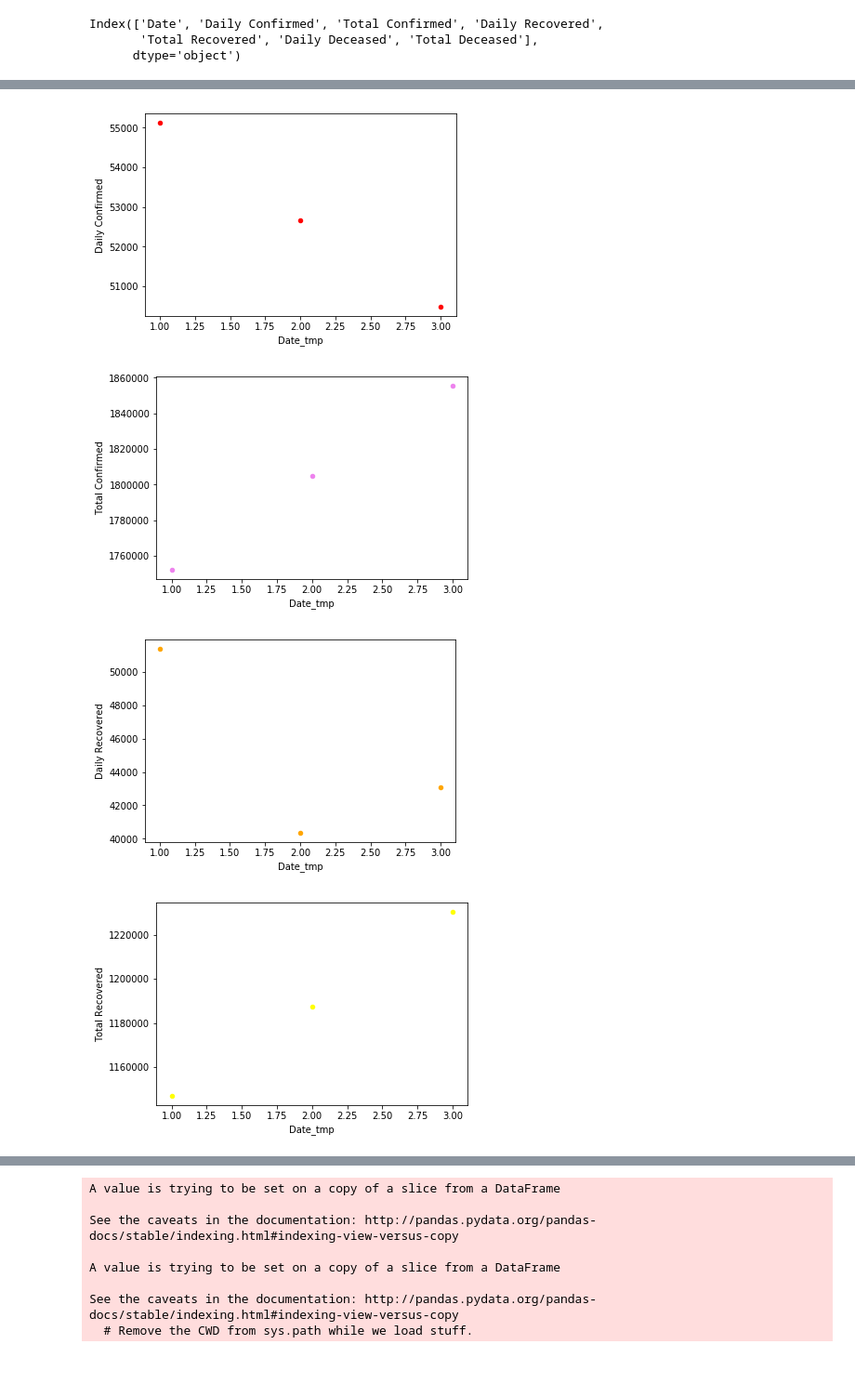
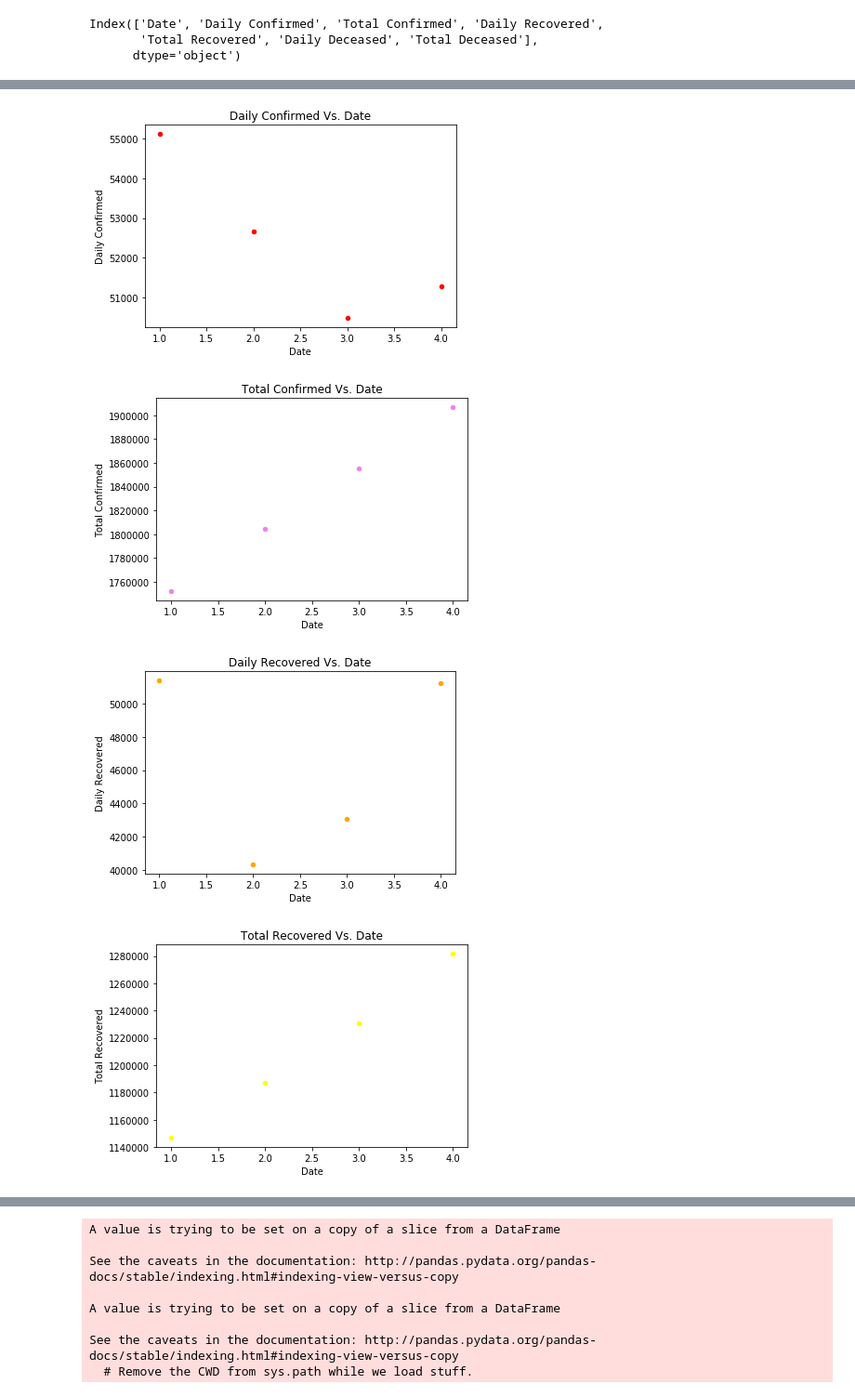
Before and after one commit to adit22/Data_Analysis, a Jupyter notebook: covid data analysis/Covid_19_case_time_series(aug).ipynb, the cells around one changed output, grey strips where cells are left out. Shown at 93% size. Saved outputs shown, nothing was run; the diff lists cells and outputs as text; code cells hidden in the pictures; blank space fills up the shorter version.

```diff
--- a/covid data analysis/Covid_19_case_time_series(aug).ipynb
+++ b/covid data analysis/Covid_19_case_time_series(aug).ipynb
@@ -6,7 +6,7 @@ from matplotlib import pyplot as plt
 import seaborn as sns
 from collections import *
 # %%
-data=pd.read_csv(r"C:\Users\Mark 1\Desktop\Lockdown\data\Covid-19\32\case_time_series.csv")
+data=pd.read_csv(r"C:\Users\Mark 1\Desktop\Lockdown\data\Covid-19\33\case_time_series.csv")
 data.head()
 # %% [output]
 |  | Date | Daily Confirmed | Total Confirmed | Daily Recovered | Total Recovered | Daily Deceased | ... |
@@ -124,9 +125,12 @@ dataaug_for_scattering.head()
 # %%
 colors=["Red","Violet","Orange","Yellow","Green","Black"]
 for i,j in zip(colls,colors):
     dataaug_for_scattering.plot(x="Date_tmp",y=i,kind="scatter",color=j)
+    plt.title(i +' Vs. Date')
+    plt.xlabel('Date')
+    plt.ylabel(i)
 # %% [output]
-[figure, old version]
+[figure, new version]
-[figure, old version]
+[figure, new version]
-[figure, old version]
+[figure, new version]
-[figure, old version]
+[figure, new version]
```
Also changed, not shown: parts of 20 cells of this notebook, 1 other file.
